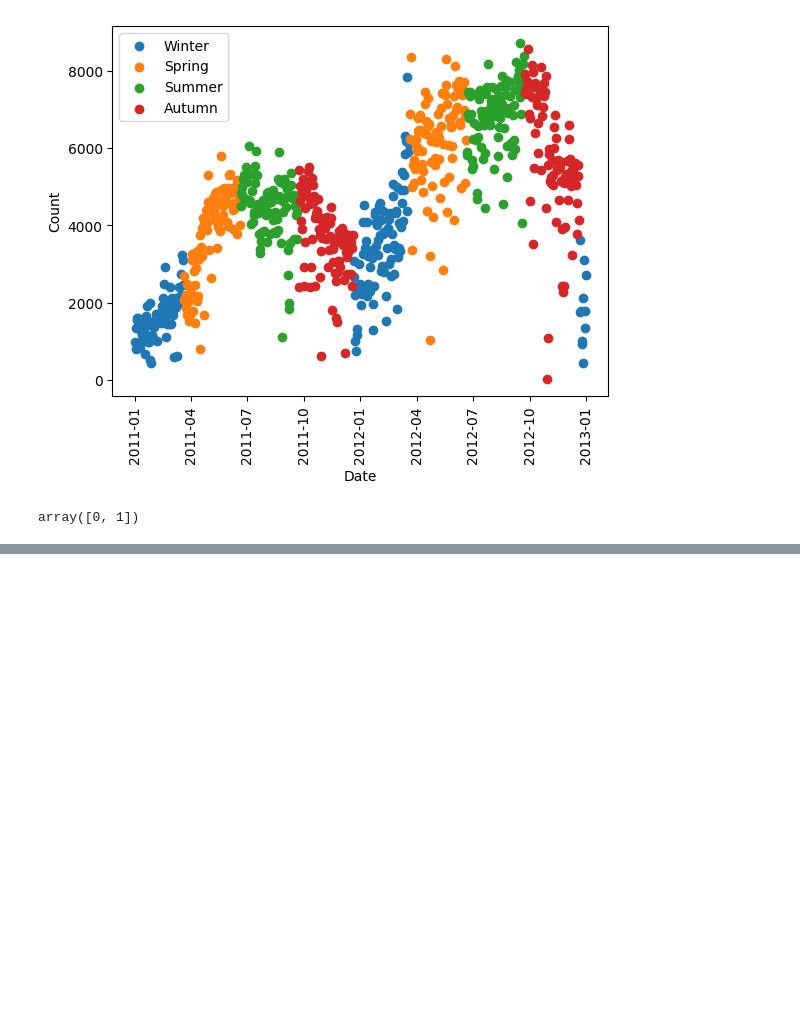
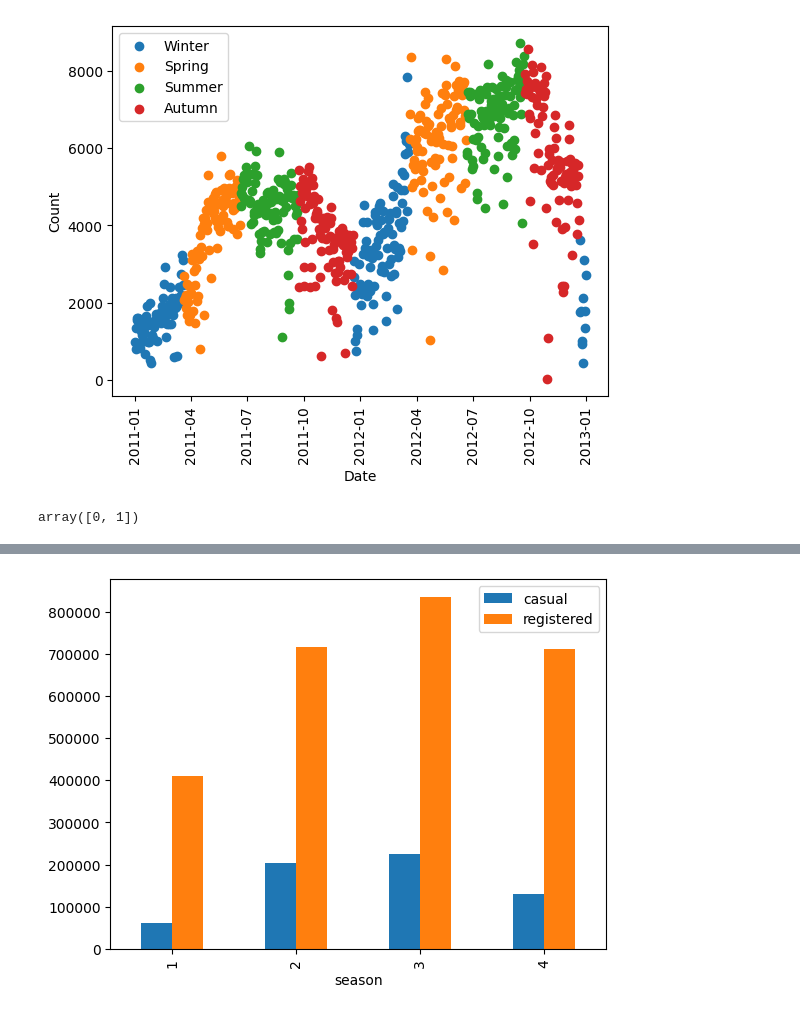
Before and after one commit to ChiragAgrawal12/Project_AU, a Jupyter notebook: Matplotlib/matplotlib.ipynb, the cells around one changed output, grey strips where cells are left out. Cells and saved outputs as stored; diff of their text form; code cells hidden in the pictures; blank space fills up the shorter version.

```diff
--- a/Matplotlib/matplotlib.ipynb
+++ b/Matplotlib/matplotlib.ipynb
@@ -211,0 +230,5 @@ array([0, 1])
+# %%
+day.groupby('season')[['casual','registered']].sum().plot(kind='bar')
+plt.show()
+# %% [output]
+[figure, added]
```
Also changed, not shown: parts of 7 cells of this notebook.
